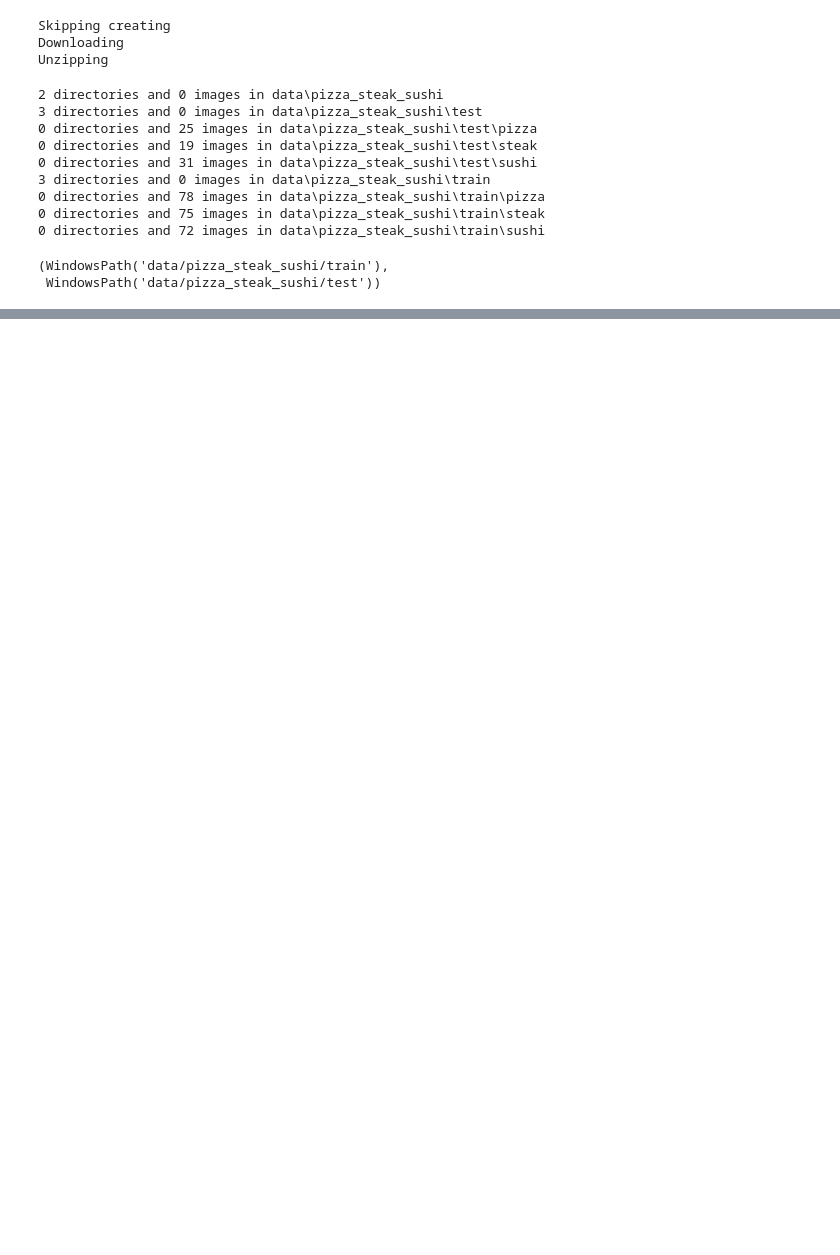
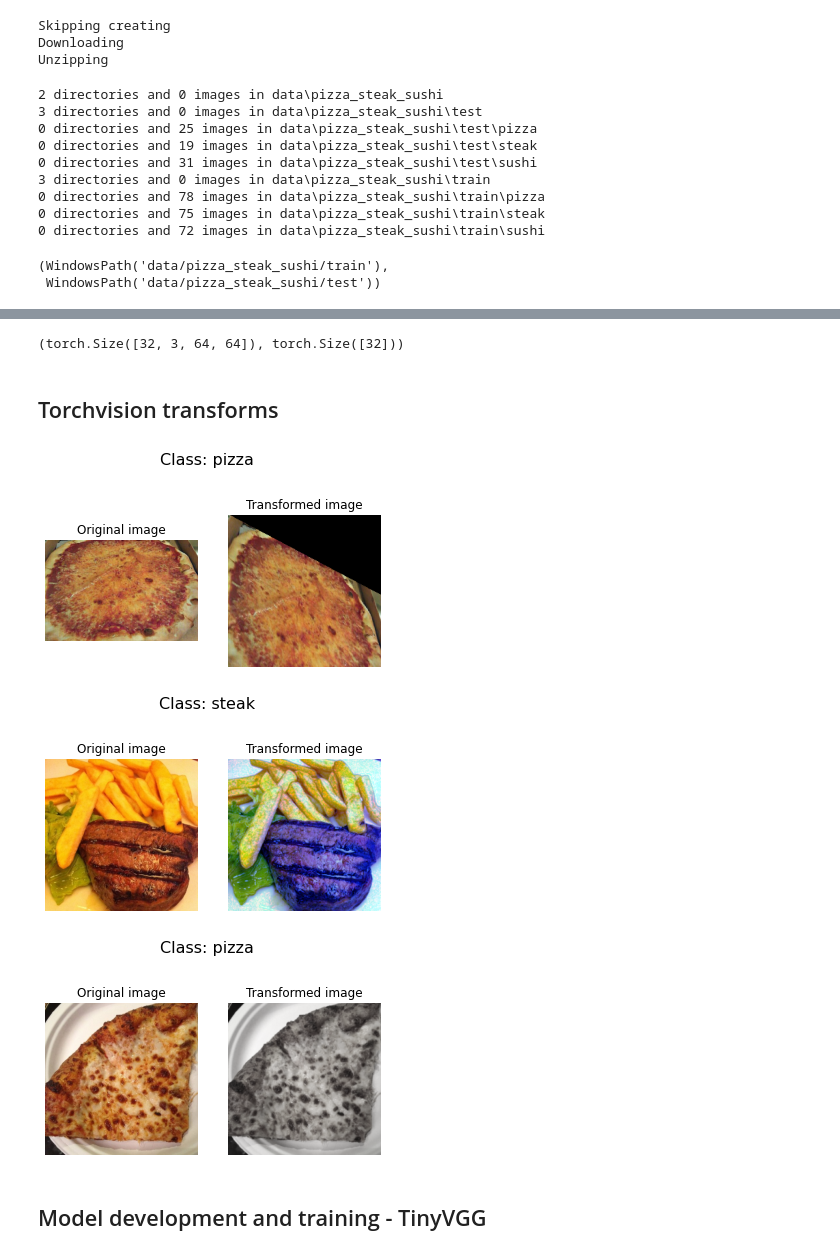
Before and after one commit to yusufbekYuldashev/PytorchForDL, a Jupyter notebook: 04_pytorch_custom_datasets.ipynb, the cells around one changed output, grey strips where cells are left out. Cells and saved outputs as stored; diff of their text form; code cells hidden in the pictures; blank space fills up the shorter version.

```diff
--- a/04_pytorch_custom_datasets.ipynb
+++ b/04_pytorch_custom_datasets.ipynb
@@ -126,0 +271,39 @@ plot_transformed_images(image_path_list, data_transform, n=3, seed=42)
+# %%
+from torch.utils.data import DataLoader
+
+train_dataloader_custom = DataLoader(train_data_custom, batch_size=32, num_workers=0, shuffle=True)
+test_dataloader_custom = DataLoader(test_data_custom, batch_size=32, num_workers=0, shuffle=False)
+
+img_custom, label_custom = next(iter(train_dataloader_custom))
+img_custom.shape, label_custom.shape
+# %% [output]
+(torch.Size([32, 3, 64, 64]), torch.Size([32]))
+# %% [markdown]
+## Torchvision transforms
+# %%
+from torchvision import transforms
+
+train_transform = transforms.Compose([
+    transforms.Resize((224, 224)),
+    transforms.TrivialAugmentWide(num_magnitude_bins=31), # applies other transforms randomly
+    transforms.ToTensor()
+])
+test_transform = transforms.Compose([
+    transforms.Resize((224, 224)),
+    transforms.ToTensor()
+])
+
+image_path_list = list(image_path.glob("*/*/*.jpg"))
+
+plot_transformed_images(
+    image_path_list,
+    train_transform,
+    n=3,
+    seed=None
+)
+# %% [output]
+[figure, added]
+[figure, added]
+[figure, added]
+# %% [markdown]
+## Model development and training - TinyVGG
```
Also changed, not shown: parts of 13 cells of this notebook.
